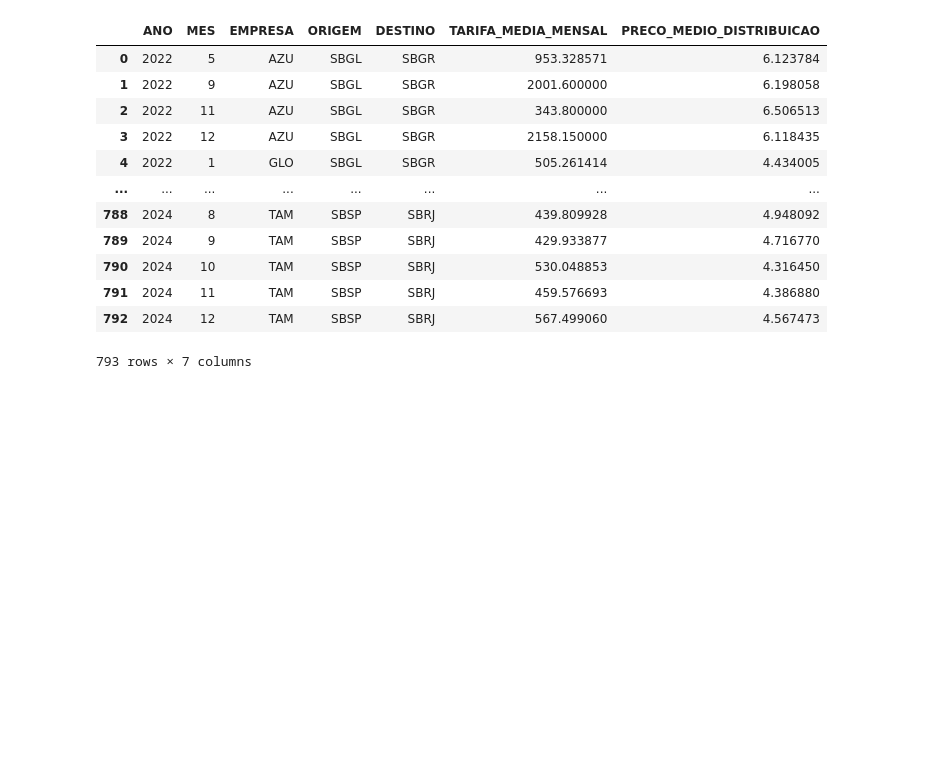
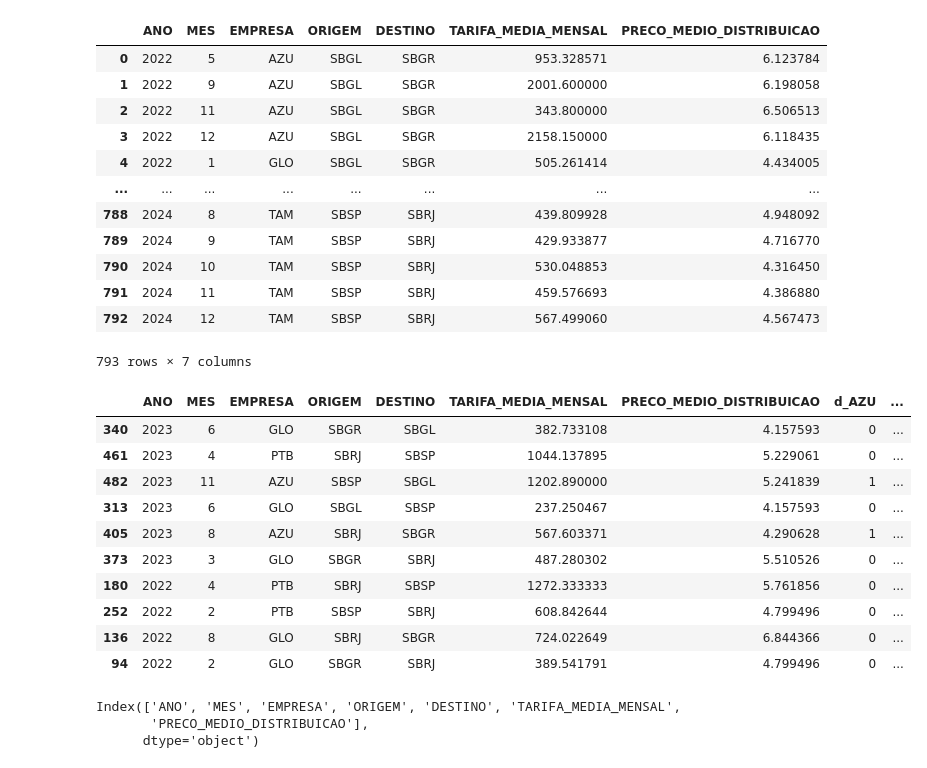
Before and after one commit to natiemi/Regress-o, a Jupyter notebook: Trab_regr.ipynb, the cells around one changed output. Drawn from its saved outputs; the diff is of its cells as text; code cells hidden in the pictures; blank space fills up the shorter version.

```diff
--- a/Trab_regr.ipynb
+++ b/Trab_regr.ipynb
@@ -183,0 +185,26 @@ df_f
+# %%
+##Codificar as variáveis qualitativas
+df_f.replace({'EMPRESA':{1:'AZU',2:'TAM',3:'GLO'}} , inplace=True)
+
+df_f['d_AZU'] = np.where(df_f['EMPRESA'] == 'AZU', 1, 0)
+df_f['d_TAM'] = np.where(df_f['EMPRESA'] == 'TAM', 1, 0)
+df_f['d_GLO'] = np.where(df_f['EMPRESA'] == 'GLO', 1, 0)
+df_f.sample(10)
+# %% [output]
+|  | ANO | MES | EMPRESA | ORIGEM | DESTINO | TARIFA_MEDIA_MENSAL | PRECO_MEDIO_DISTRIBUICAO | d_AZU | ... |
+| 340 | 2023 | 6 | GLO | SBGR | SBGL | 382.733108 | 4.157593 | 0 | ... |
+| 461 | 2023 | 4 | PTB | SBRJ | SBSP | 1044.137895 | 5.229061 | 0 | ... |
+| 482 | 2023 | 11 | AZU | SBSP | SBGL | 1202.890000 | 5.241839 | 1 | ... |
+| 313 | 2023 | 6 | GLO | SBGL | SBSP | 237.250467 | 4.157593 | 0 | ... |
+| 405 | 2023 | 8 | AZU | SBRJ | SBGR | 567.603371 | 4.290628 | 1 | ... |
+| 373 | 2023 | 3 | GLO | SBGR | SBRJ | 487.280302 | 5.510526 | 0 | ... |
+| 180 | 2022 | 4 | PTB | SBRJ | SBSP | 1272.333333 | 5.761856 | 0 | ... |
+| 252 | 2022 | 2 | PTB | SBSP | SBRJ | 608.842644 | 4.799496 | 0 | ... |
+| 136 | 2022 | 8 | GLO | SBRJ | SBGR | 724.022649 | 6.844366 | 0 | ... |
+| 94 | 2022 | 2 | GLO | SBGR | SBRJ | 389.541791 | 4.799496 | 0 | ... |
+# %%
+df_f.columns
+# %% [output]
+Index(['ANO', 'MES', 'EMPRESA', 'ORIGEM', 'DESTINO', 'TARIFA_MEDIA_MENSAL',
+       'PRECO_MEDIO_DISTRIBUICAO'],
+      dtype='object')
```
Also changed, not shown: parts of 6 cells of this notebook.
